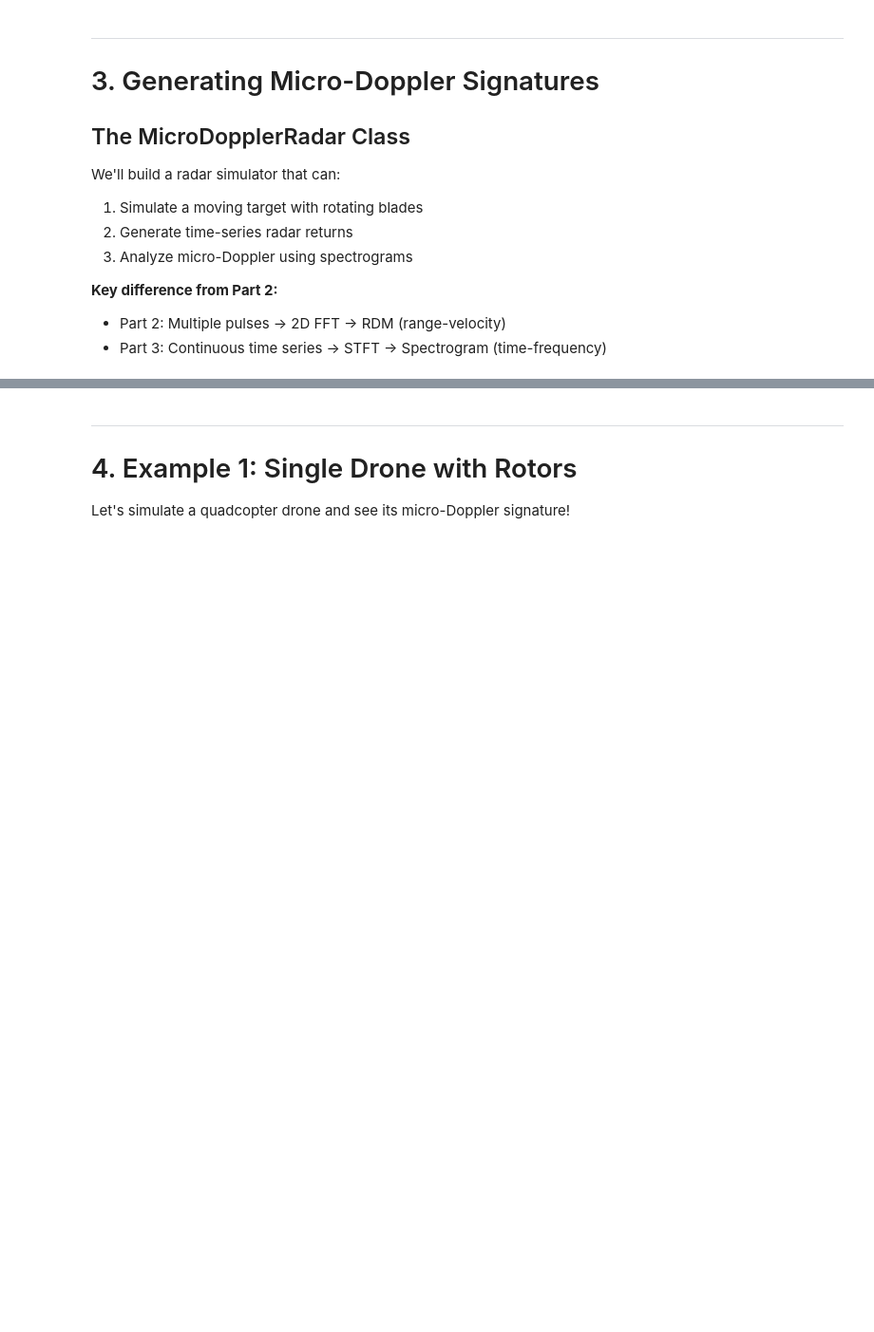
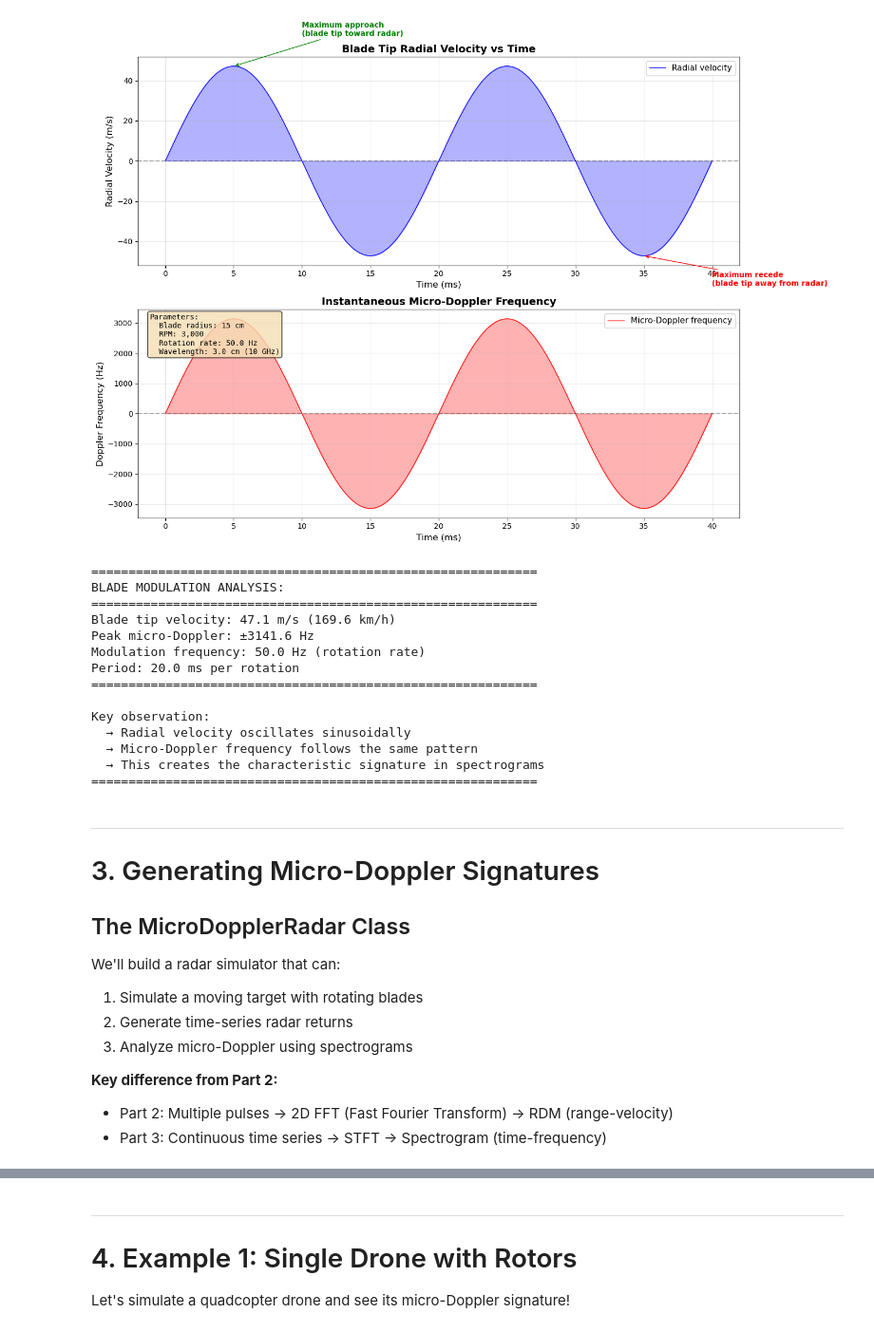
Before and after one commit to amlanc/Radars, a Jupyter notebook: part3_micro_doppler.ipynb, the cells around one changed output, grey strips where cells are left out. Shown at 95% size. Drawn from its saved outputs; the diff is of its cells as text; code cells hidden in the pictures; blank space fills up the shorter version.

Commit message:
Micro Doppler

```diff
--- a/part3_micro_doppler.ipynb
+++ b/part3_micro_doppler.ipynb
@@ -256,7 +283,7 @@ def visualize_blade_modulation():
 
     # Plot 1: Blade tip radial velocity
     ax = axes[0]
-    ax.plot(t * 1000, v_radial, 'b-', linewidth=2.5, label='Radial velocity')
+    ax.plot(t * 1000, v_radial, 'b-', linewidth=1, label='Radial velocity')
     ax.axhline(0, color='k', linestyle='--', alpha=0.3)
     ax.fill_between(t * 1000, 0, v_radial, alpha=0.3, color='blue')
     ax.set_xlabel('Time (ms)', fontsize=12)
@@ -273,18 +300,18 @@ def visualize_blade_modulation():
     ax.annotate('Maximum approach\n(blade tip toward radar)',
                 xy=(t[max_idx]*1000, v_radial[max_idx]),
                 xytext=(t[max_idx]*1000 + 5, v_radial[max_idx] + 15),
-                arrowprops=dict(arrowstyle='->', color='green', lw=2),
+                arrowprops=dict(arrowstyle='->', color='green', lw=1),
                 fontsize=10, color='green', fontweight='bold')
 
     ax.annotate('Maximum recede\n(blade tip away from radar)',
                 xy=(t[min_idx]*1000, v_radial[min_idx]),
                 xytext=(t[min_idx]*1000 + 5, v_radial[min_idx] - 15),
-                arrowprops=dict(arrowstyle='->', color='red', lw=2),
+                arrowprops=dict(arrowstyle='->', color='red', lw=1),
                 fontsize=10, color='red', fontweight='bold')
 
     # Plot 2: Micro-Doppler frequency
     ax = axes[1]
-    ax.plot(t * 1000, f_micro, 'r-', linewidth=2.5, label='Micro-Doppler frequency')
+    ax.plot(t * 1000, f_micro, 'r-', linewidth=1, label='Micro-Doppler frequency')
     ax.axhline(0, color='k', linestyle='--', alpha=0.3)
     ax.fill_between(t * 1000, 0, f_micro, alpha=0.3, color='red')
     ax.set_xlabel('Time (ms)', fontsize=12)
@@ -297,33 +324,49 @@ def visualize_blade_modulation():
     rotation_rate = rpm / 60
     param_text = (f'Parameters:\n'
                  f'  Blade radius: {r_blade*100:.0f} cm\n'
                  f'  RPM: {rpm:,}\n'
                  f'  Rotation rate: {rotation_rate:.1f} Hz\n'
                  f'  Wavelength: {wavelength*100:.1f} cm (10 GHz)')
     ax.text(0.02, 0.98, param_text, transform=ax.transAxes,
             bbox=dict(boxstyle='round', facecolor='wheat', alpha=0.8),
             verticalalignment='top', fontsize=10, family='monospace')
 
     plt.tight_layout()
     plt.show()
 
     # Print key metrics
     print("\n" + "="*60)
     print("BLADE MODULATION ANALYSIS:")
     print("="*60)
     print(f"Blade tip velocity: {r_blade * omega:.1f} m/s ({r_blade * omega * 3.6:.1f} km/h)")
     print(f"Peak micro-Doppler: ±{np.max(np.abs(f_micro)):.1f} Hz")
     print(f"Modulation frequency: {rotation_rate:.1f} Hz (rotation rate)")
     print(f"Period: {rotation_period*1000:.1f} ms per rotation")
     print("="*60)
     print("\nKey observation:")
     print("  → Radial velocity oscillates sinusoidally")
     print("  → Micro-Doppler frequency follows the same pattern")
     print("  → This creates the characteristic signature in spectrograms")
     print("="*60)
 
 # Run visualization
 visualize_blade_modulation()
+# %% [output]
+[figure, added]
+============================================================
+BLADE MODULATION ANALYSIS:
+============================================================
+Blade tip velocity: 47.1 m/s (169.6 km/h)
+Peak micro-Doppler: ±3141.6 Hz
+Modulation frequency: 50.0 Hz (rotation rate)
+Period: 20.0 ms per rotation
+============================================================
+
+Key observation:
+  → Radial velocity oscillates sinusoidally
+  → Micro-Doppler frequency follows the same pattern
+  → This creates the characteristic signature in spectrograms
+============================================================
 # %% [markdown]
 ---
 # 3. Generating Micro-Doppler Signatures
@@ -336,7 +379,7 @@ We'll build a radar simulator that can:
 3. Analyze micro-Doppler using spectrograms
 
 **Key difference from Part 2:**
-- Part 2: Multiple pulses → 2D FFT → RDM (range-velocity)
+- Part 2: Multiple pulses → 2D FFT (Fast Fourier Transform) → RDM (range-velocity)
 - Part 3: Continuous time series → STFT → Spectrogram (time-frequency)
 # %%
 class MicroDopplerRadar:
```
Also changed, not shown: parts of 14 cells of this notebook, 2 other files.
